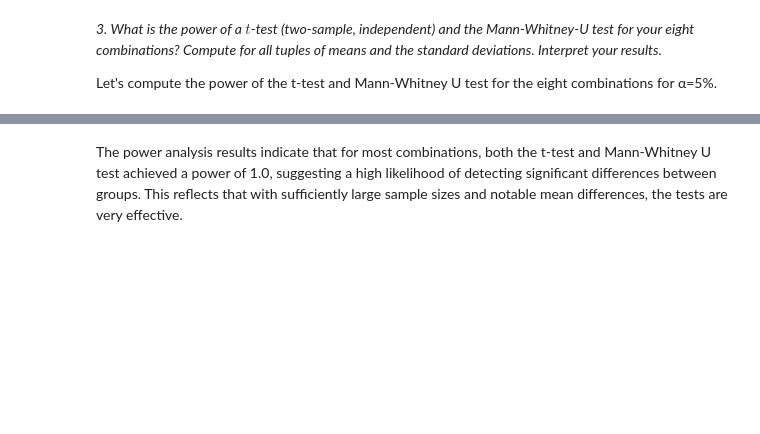
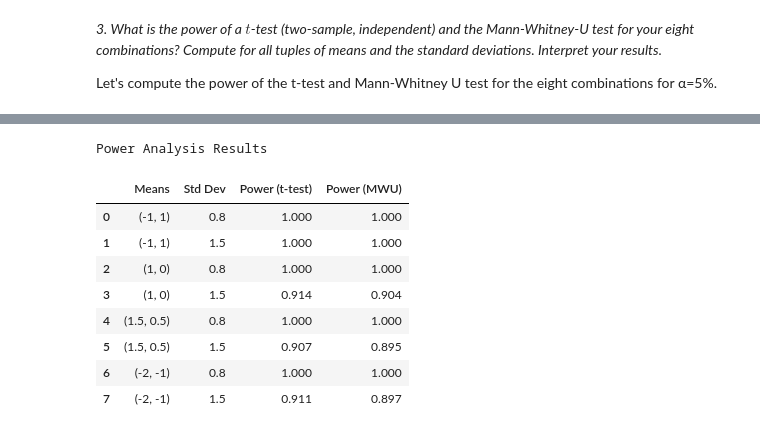
Before and after one commit to mpn1008/RM_assignments, a Jupyter notebook: RM_A05_Group_B/RM_A05_Group.ipynb, the cells around one changed output, grey strips where cells are left out. Cells and saved outputs as stored; diff of their text form; code cells hidden in the pictures; blank space fills up the shorter version.

```diff
--- a/RM_A05_Group_B/RM_A05_Group.ipynb
+++ b/RM_A05_Group_B/RM_A05_Group.ipynb
@@ -373,2 +321,61 @@ Power Analysis Results
-# %% [markdown]
-The power analysis results indicate that for most combinations, both the t-test and Mann-Whitney U test achieved a power of 1.0, suggesting a high likelihood of detecting significant differences between groups. This reflects that with sufficiently large sample sizes and notable mean differences, the tests are very effective.
+# %%
+from scipy.stats import mannwhitneyu, t
+
+# Combinations of means and standard deviations
+mean_combinations = [(-1, 1), (1, 0), (1.5, 0.5), (-2, -1)]
+std_devs = [0.8, 1.5]
+iterations = 1000
+sample_size = 50  # Sample size per group
+
+# Power calculation for t-test and Mann-Whitney U test
+def compute_power_tests(sample_size, mean_control, mean_treatment, std_dev, iterations=1000):
+    ttest_detections = 0
+    mwu_detections = 0
+    df = 2 * sample_size - 2  # Degrees of freedom
+    t_critical = t.ppf(1 - 0.05 / 2, df)  # Critical t-value for 95% confidence
+
+    for _ in range(iterations):
+        control = np.random.normal(mean_control, std_dev, sample_size)
+        treatment = np.random.normal(mean_treatment, std_dev, sample_size)
+
+        # t-test
+        t_stat, _ = ttest_ind(control, treatment)
+        if np.abs(t_stat) > t_critical:
+            ttest_detections += 1
+
+        # Mann-Whitney U test
+        _, p_value_mwu = mannwhitneyu(control, treatment, alternative='two-sided')
+        if p_value_mwu < 0.05:
+            mwu_detections += 1
+
+    ttest_power = ttest_detections / iterations
+    mwu_power = mwu_detections / iterations
+    return ttest_power, mwu_power
+
+# Run power analysis for each combination
+results = []
+
+for mean_pair in mean_combinations:
+    for std in std_devs:
+        t_power, mwu_power = compute_power_tests(sample_size, mean_pair[0], mean_pair[1], std)
+        results.append({
+            'Means': mean_pair,
+            'Std Dev': std,
+            'Power (t-test)': t_power,
+            'Power (MWU)': mwu_power
+        })
+
+power_df = pd.DataFrame(results)
+print("Power Analysis Results")
+power_df
+# %% [output]
+Power Analysis Results
+|  | Means | Std Dev | Power (t-test) | Power (MWU) |
+| 0 | (-1, 1) | 0.8 | 1.000 | 1.000 |
+| 1 | (-1, 1) | 1.5 | 1.000 | 1.000 |
+| 2 | (1, 0) | 0.8 | 1.000 | 1.000 |
+| 3 | (1, 0) | 1.5 | 0.914 | 0.904 |
+| 4 | (1.5, 0.5) | 0.8 | 1.000 | 1.000 |
+| 5 | (1.5, 0.5) | 1.5 | 0.907 | 0.895 |
+| 6 | (-2, -1) | 0.8 | 1.000 | 1.000 |
+| 7 | (-2, -1) | 1.5 | 0.911 | 0.897 |
```
Also changed, not shown: parts of 2 cells of this notebook.
